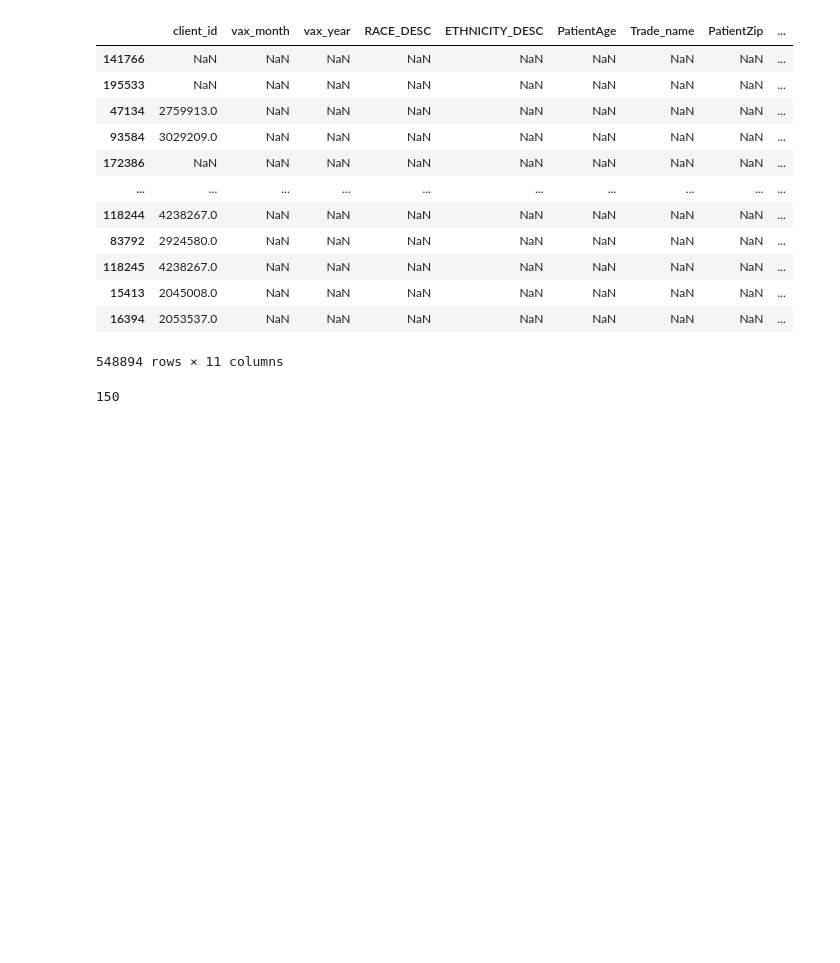
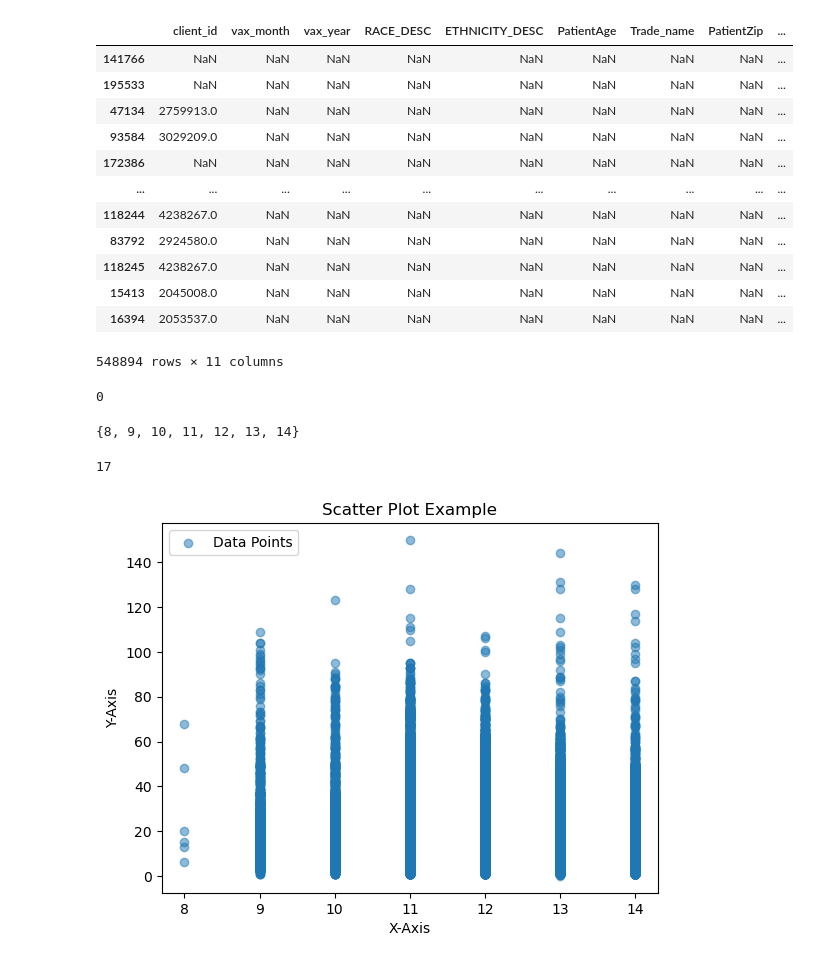
Before and after one commit to ZihanDing/EHR_project, a Jupyter notebook: HpvVaccine/Dose_Period_Analysis.ipynb, the cells around one changed output. Cells and saved outputs as stored; diff of their text form; code cells hidden in the pictures; blank space fills up the shorter version.

```diff
--- a/HpvVaccine/Dose_Period_Analysis.ipynb
+++ b/HpvVaccine/Dose_Period_Analysis.ipynb
@@ -412,13 +396,37 @@ df
 # %%
 df = res[2]
 gaps = []
+ages = []
 for i in range(0,len(df),2):
 #     print(df['vax_year'][i+1])
     gap = (df['vax_year'][i+1]-df['vax_year'][i])*12 + df['vax_month'][i+1]-df['vax_month'][i]
 #     print(gap)
+    ages.append(df['PatientAge'][i])
     gaps.append(gap)
 # %%
 gaps= np.array(gaps)
-gaps.max()
+gaps.min()
 # %% [output]
-150
+0
+# %%
+set(ages)
+# %% [output]
+{8, 9, 10, 11, 12, 13, 14}
+# %%
+(patients_u14['vax_year'][2+1]-patients_u14['vax_year'][2+1]+1)*12+patients_u14['vax_month'][2+1]
+# %% [output]
+17
+# %%
+plt.scatter(ages, gaps, label='Data Points',alpha = 0.5)
+
+
+plt.xlabel('X-Axis')
+plt.ylabel('Y-Axis')
+plt.title('Scatter Plot Example')
+
+
+plt.legend()
+
+plt.show()
+# %% [output]
+[figure, added]
```
Also changed, not shown: parts of 18 cells of this notebook, 2 other files.
